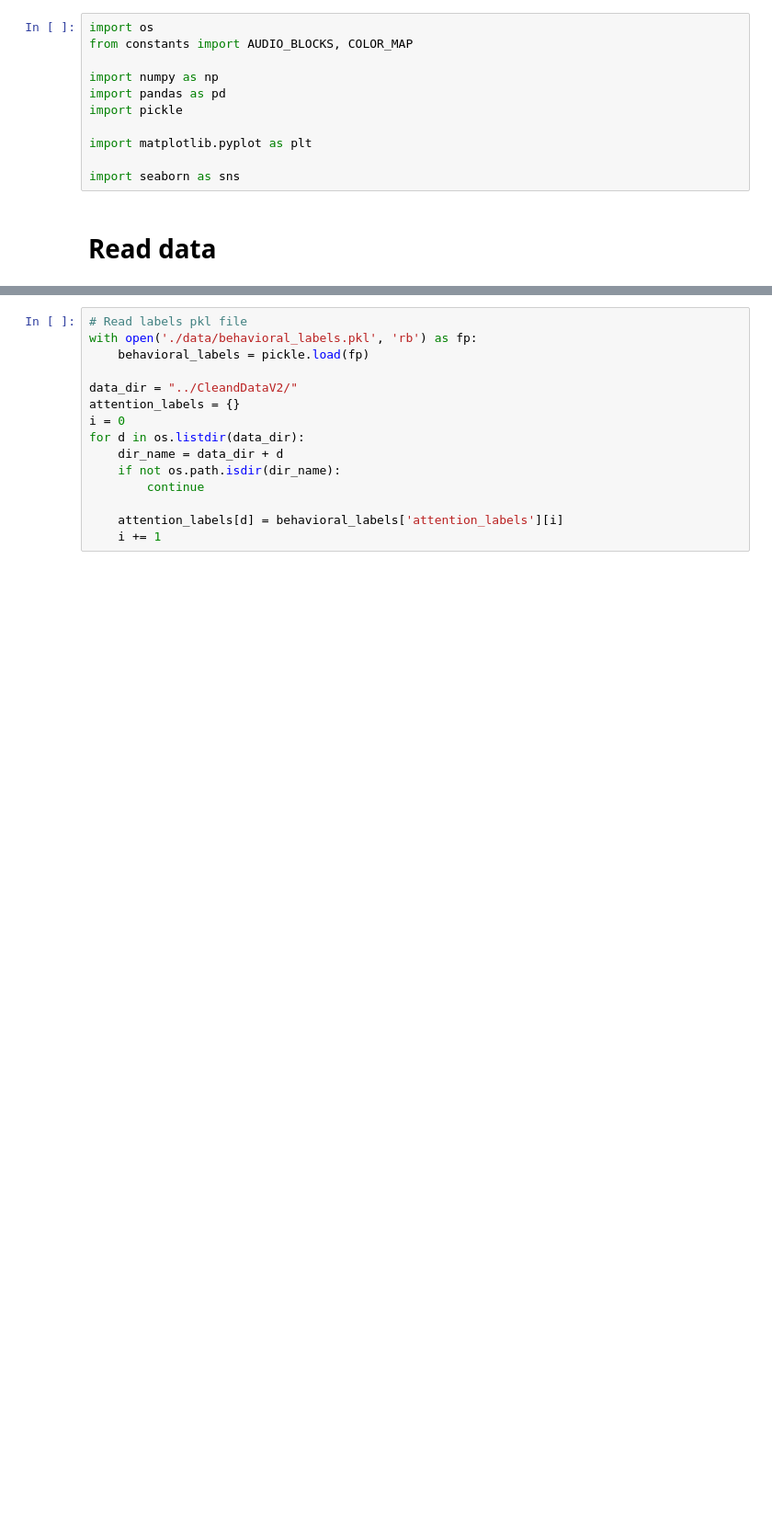
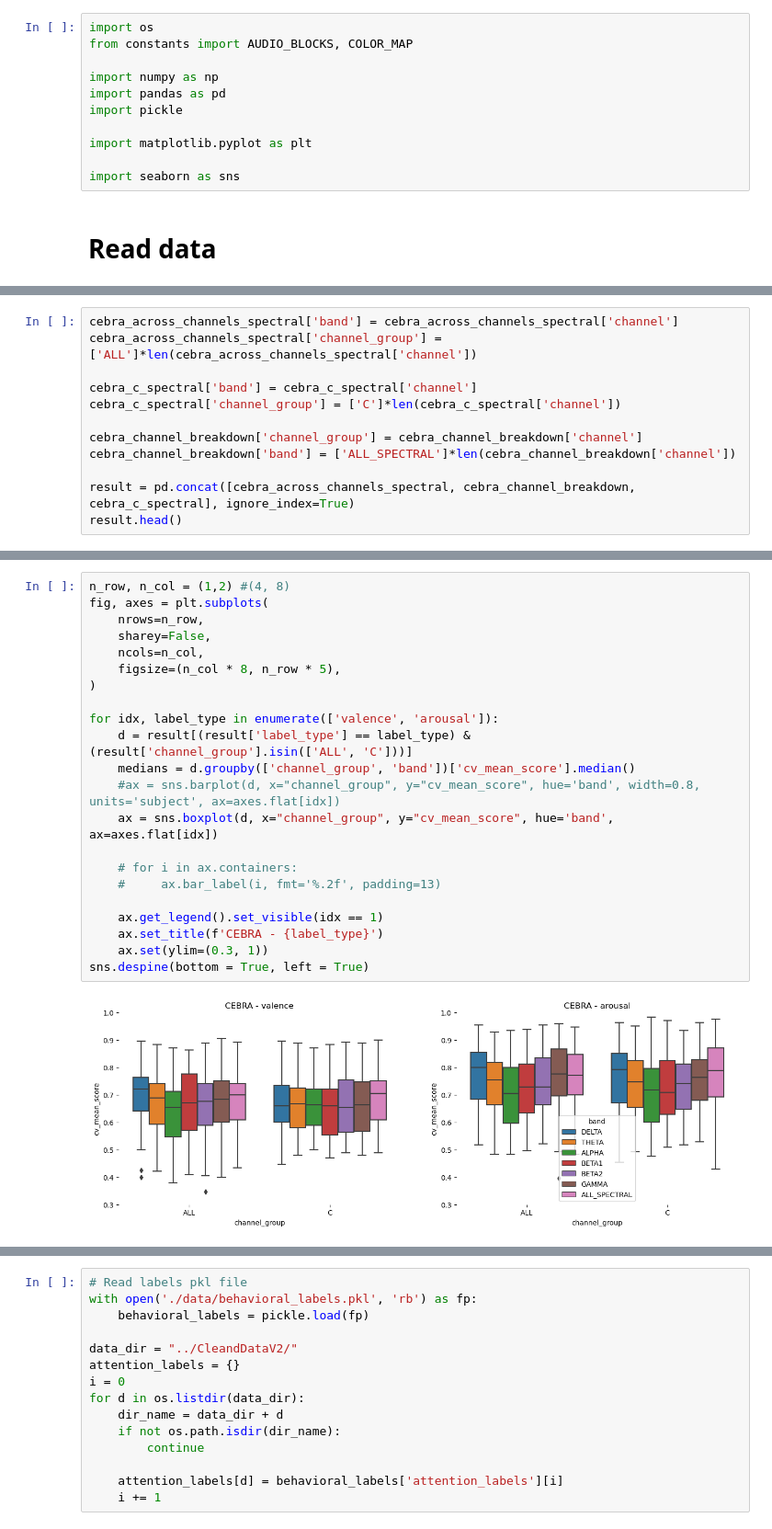
Before and after one commit to ti55987/MM_UCSF, a Jupyter notebook: analysis/figures.ipynb, the cells around one changed output, grey strips where cells are left out. Shown at 92% size. Cells and saved outputs as stored; diff of their text form; blank space fills up the shorter version.

```diff
--- a/analysis/figures.ipynb
+++ b/analysis/figures.ipynb
@@ -32,0 +81,12 @@ print(len(high_c), len(low_c))
+# %%
+cebra_across_channels_spectral['band'] = cebra_across_channels_spectral['channel']
+cebra_across_channels_spectral['channel_group'] = ['ALL']*len(cebra_across_channels_spectral['channel'])
+
+cebra_c_spectral['band'] = cebra_c_spectral['channel']
+cebra_c_spectral['channel_group'] = ['C']*len(cebra_c_spectral['channel'])
+
+cebra_channel_breakdown['channel_group'] = cebra_channel_breakdown['channel']
+cebra_channel_breakdown['band'] = ['ALL_SPECTRAL']*len(cebra_channel_breakdown['channel'])
+
+result = pd.concat([cebra_across_channels_spectral, cebra_channel_breakdown, cebra_c_spectral], ignore_index=True)
+result.head()
@@ -32,0 +100,24 @@ print(len(high_c), len(low_c))
+# %%
+n_row, n_col = (1,2) #(4, 8)
+fig, axes = plt.subplots(
+    nrows=n_row,
+    sharey=False,
+    ncols=n_col,
+    figsize=(n_col * 8, n_row * 5),
+)
+
+for idx, label_type in enumerate(['valence', 'arousal']):
+    d = result[(result['label_type'] == label_type) & (result['channel_group'].isin(['ALL', 'C']))]
+    medians = d.groupby(['channel_group', 'band'])['cv_mean_score'].median()
+    #ax = sns.barplot(d, x="channel_group", y="cv_mean_score", hue='band', width=0.8, units='subject', ax=axes.flat[idx])
+    ax = sns.boxplot(d, x="channel_group", y="cv_mean_score", hue='band',  ax=axes.flat[idx])
+
+    # for i in ax.containers:
+    #     ax.bar_label(i, fmt='%.2f', padding=13)
+
+    ax.get_legend().set_visible(idx == 1)
+    ax.set_title(f'CEBRA - {label_type}')
+    ax.set(ylim=(0.3, 1))
+sns.despine(bottom = True, left = True)
+# %% [output]
+[figure, added]
```
Also changed, not shown: parts of 12 cells of this notebook, 4 other files.
